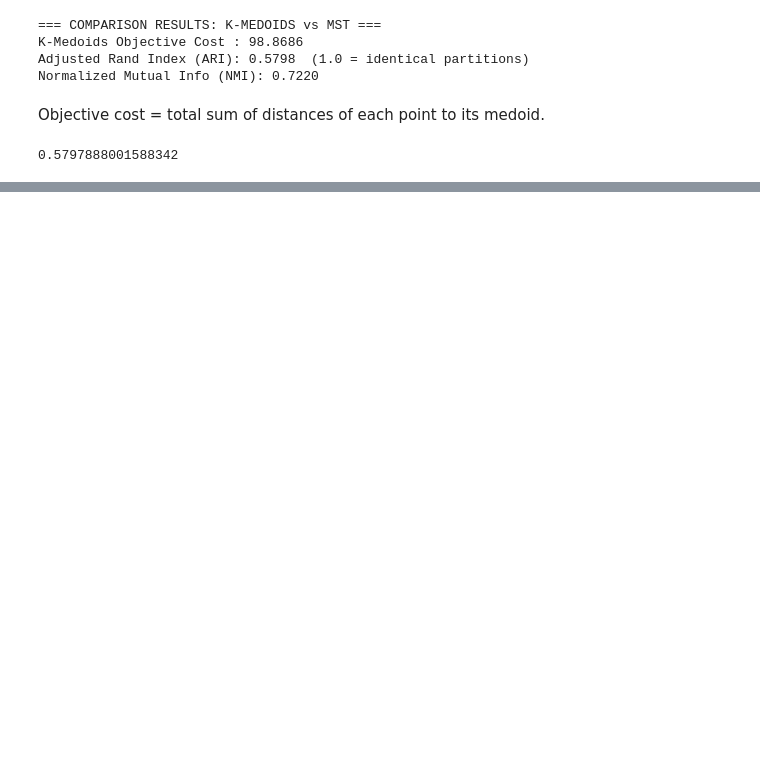
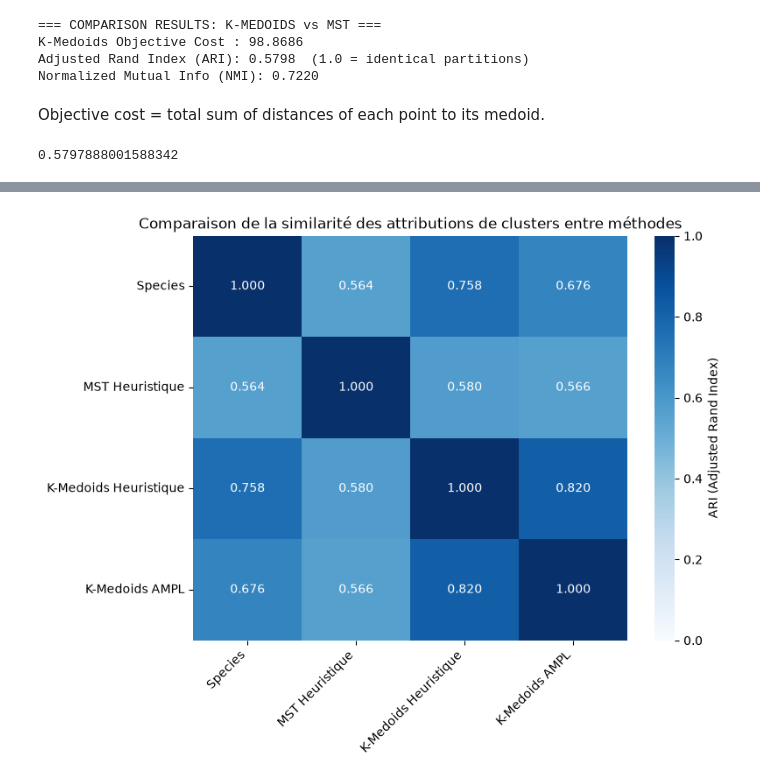
Before and after one commit to id2591/Optimisation, a Jupyter notebook: heuristic_comparison.ipynb, the cells around one changed output, grey strips where cells are left out. Drawn from its saved outputs; the diff is of its cells as text; code cells hidden in the pictures; blank space fills up the shorter version.

Commit message:
correction affichage mst

```diff
--- a/heuristic_comparison.ipynb
+++ b/heuristic_comparison.ipynb
@@ -82,3 +82,93 @@ nmi_mst = normalized_mutual_info_score(y_ampl, y_mst)
 
 print(f"Comparaison AMPL vs K-Means -> ARI: {ari_kmeans:.3f}, NMI: {nmi_kmeans:.3f}")
 print(f"Comparaison AMPL vs MST    -> ARI: {ari_mst:.3f}, NMI: {nmi_mst:.3f}")
+# %%
+from sklearn.metrics import adjusted_rand_score, confusion_matrix
+import matplotlib.pyplot as plt
+import numpy as np
+import pandas as pd
+import seaborn as sns
+from sklearn.cluster import AgglomerativeClustering
+from scipy.optimize import linear_sum_assignment
+
+
+# Load sample dataset (or your custom data X)
+iris = load_iris()
+X = iris.data
+y = iris.target
+k = 3
+
+# Results of the different methods
+df_labels = pd.read_csv("iris_labels.txt", header=None)
+ampl_labels = df_labels.iloc[:, 0].values
+
+kmedoids = KMedoids(n_clusters=3, random_state=42)
+kmedoids.fit(X)
+labels_heur_kmed = kmedoids.labels_
+
+mst_clustering = AgglomerativeClustering(n_clusters=3, linkage="single")
+labels_heur_mst = mst_clustering.fit_predict(X)
+
+
+def align_cluster_labels(y_true, y_pred):
+  """Ré-indexe les labels de y_pred pour correspondre au mieux à y_true (correction des permutations)."""
+  cm = confusion_matrix(y_true, y_pred)
+  # Utilisation de l'algorithme hongrois pour trouver la meilleure correspondance de colonnes
+  row_ind, col_ind = linear_sum_assignment(-cm)
+  # Création d'un mapping des anciens vers les nouveaux labels
+  mapping = {col: row for row, col in zip(row_ind, col_ind)}
+  return np.array([mapping[label] for label in y_pred])
+
+# --- 1. CHARGEMENT DES DIFFÉRENTS LABELS ---
+# Supposons que vous avez vos tableaux numpy de taille (150,) pour chaque méthode :
+# - y : v
+# - labels_heur_mst : résultat de votre heuristique MST
+# - labels_heur_kmed : résultat de votre heuristique k-médoides
+# - ampl_labels : résultat exact AMPL (chargé via votre fichier précédent)
+
+# Exemple de dictionnaire pour regrouper toutes vos méthodes facilement :
+methods = {
+    "Species": y,
+    "MST Heuristique": labels_heur_mst,
+    "K-Medoids Heuristique": labels_heur_kmed,
+    "K-Medoids AMPL": ampl_labels,
+}
+
+
+
+# --- 2. CALCUL DE LA MATRICE DE SIMILARITÉ (ARI) ---
+# L'ARI vaut 1 si les classifications sont identiques, et ~0 (ou négatif) si indépendantes.
+n_methods = len(methods)
+method_names = list(methods.keys())
+ari_matrix = np.zeros((n_methods, n_methods))
+
+for i, name1 in enumerate(method_names):
+    for j, name2 in enumerate(method_names):
+        ari_matrix[i, j] = adjusted_rand_score(methods[name1], methods[name2])
+
+# Conversion en DataFrame Pandas pour un affichage propre
+df_ari = pd.DataFrame(ari_matrix, index=method_names, columns=method_names)
+print("--- Matrice des Indices de Rand Ajustés (ARI) ---")
+display(df_ari)
+
+# --- 3. VISUALISATION GRAPHIQUE (Heatmap de comparaison) ---
+plt.figure(figsize=(8, 6))
+sns.heatmap(
+    df_ari,
+    annot=True,
+    fmt=".3f",
+    cmap="Blues",
+    vmin=0,
+    vmax=1,
+    cbar_kws={"label": "ARI (Adjusted Rand Index)"},
+)
+plt.title(
+    "Comparaison de la similarité des attributions de clusters entre méthodes"
+)
+plt.xticks(rotation=45, ha="right")
+plt.yticks(rotation=0)
+
+# Enregistrement de l'image de comparaison
+plt.savefig("comparaison_clustering_ari.png", dpi=300, bbox_inches="tight")
+plt.show()
+# %% [output]
@@ -84,0 +181 @@ print(f"Comparaison AMPL vs MST    -> ARI: {ari_mst:.3f}, NMI: {nmi_mst:.3f}")
+[figure, added]
```
Also changed, not shown: parts of 2 cells of this notebook, 7 other files.
